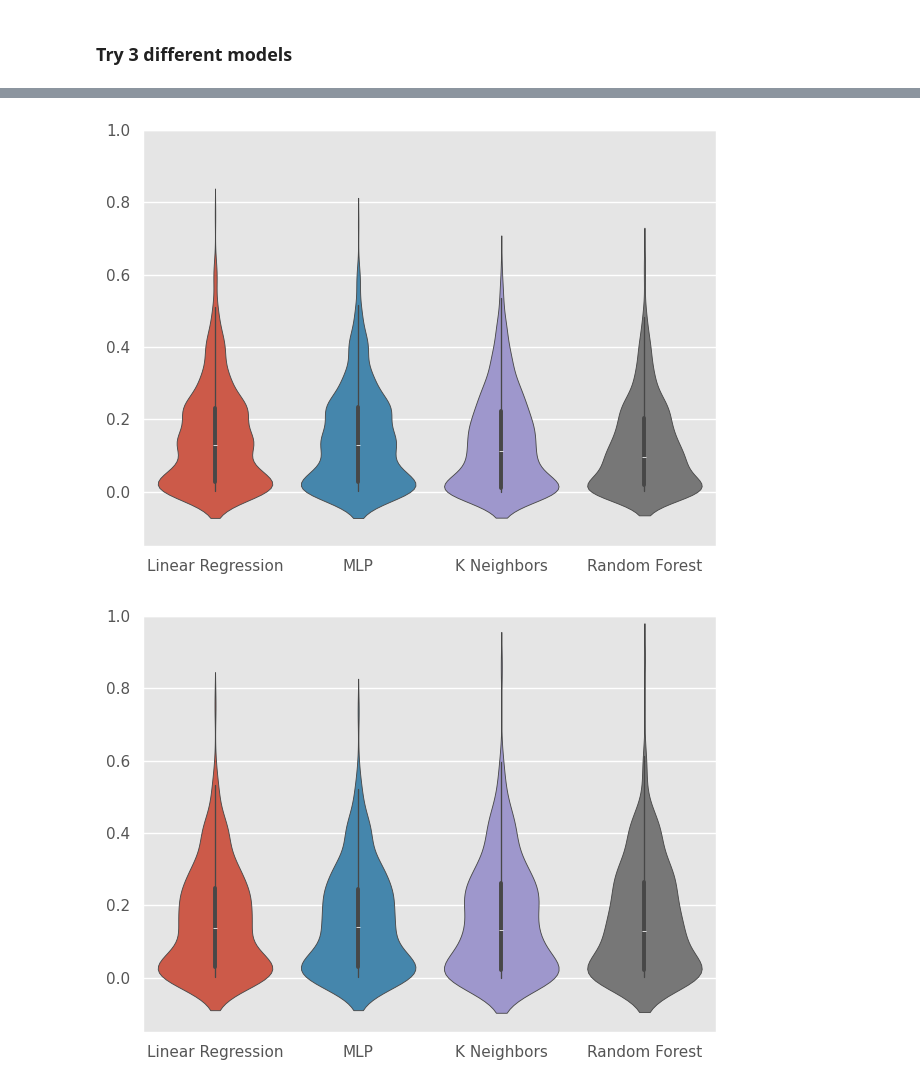
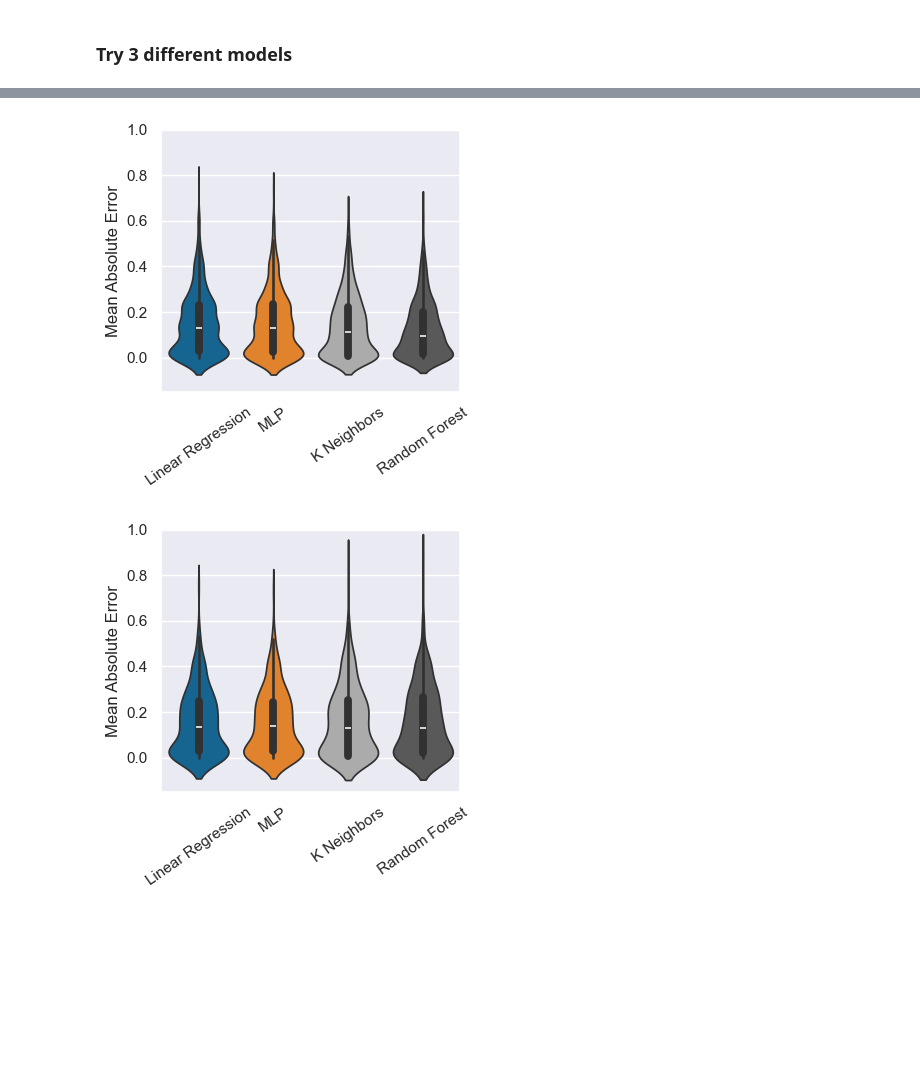
Before and after one commit to catarinaacsilva/privacy-analysis, a Jupyter notebook: main.ipynb, the cells around one changed output, grey strips where cells are left out. Drawn from its saved outputs; the diff is of its cells as text; code cells hidden in the pictures; blank space fills up the shorter version.

```diff
--- a/main.ipynb
+++ b/main.ipynb
@@ -49,8 +49,10 @@ import sklearn.metrics as metrics
 import sklearn.model_selection as model_selection
 
 sns.set_theme()
-plt.style.use('ggplot')
+plt.style.use('tableau-colorblind10')
 plt.rcParams['figure.autolayout'] = True
+plt.rcParams['figure.figsize'] = (4, 4)
+plt.rcParams['lines.linewidth'] = 2
 # %% [markdown]
 ## Load the Dataset
 # %%
@@ -357,20 +373,24 @@ diff_test  = [np.abs(y_preds_test - y_test) for _, y_preds_test in preds_test]
 # %%
 ax = sns.violinplot(data=diff_train)
 ax.xaxis.set_ticks([0,1,2,3])
 ax.set_xticklabels(labels)
 ax.set(ylim=(-0.15, 1.0))
+ax.set(ylabel='Mean Absolute Error')
+plt.xticks(rotation=35)
 plt.savefig('figures/04_diff_train.png', bbox_inches='tight')
 plt.savefig('figures/04_diff_train.pdf', bbox_inches='tight')
 plt.show()
 # %% [output]
-[figure, old version]
+[figure, new version]
 # %%
 ax = sns.violinplot(data=diff_test)
 ax.xaxis.set_ticks([0,1,2,3])
 ax.set_xticklabels(labels)
 ax.set(ylim=(-0.15, 1.0))
+ax.set(ylabel='Mean Absolute Error')
+plt.xticks(rotation=35)
 plt.savefig('figures/05_diff_test.png', bbox_inches='tight')
 plt.savefig('figures/05_diff_test.pdf', bbox_inches='tight')
 plt.show()
 # %% [output]
-[figure, old version]
+[figure, new version]
```
Also changed, not shown: parts of 9 cells of this notebook, 15 other files.
